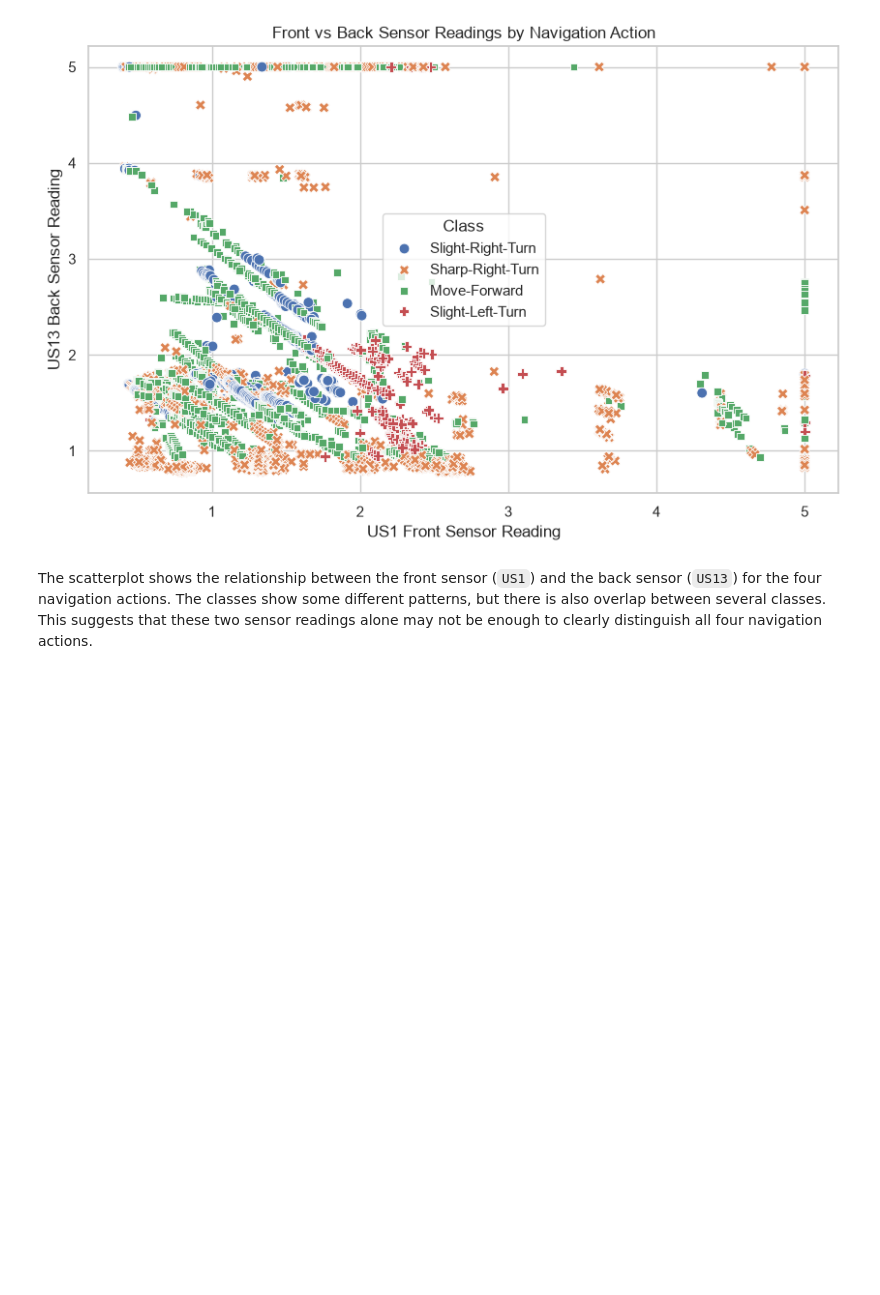
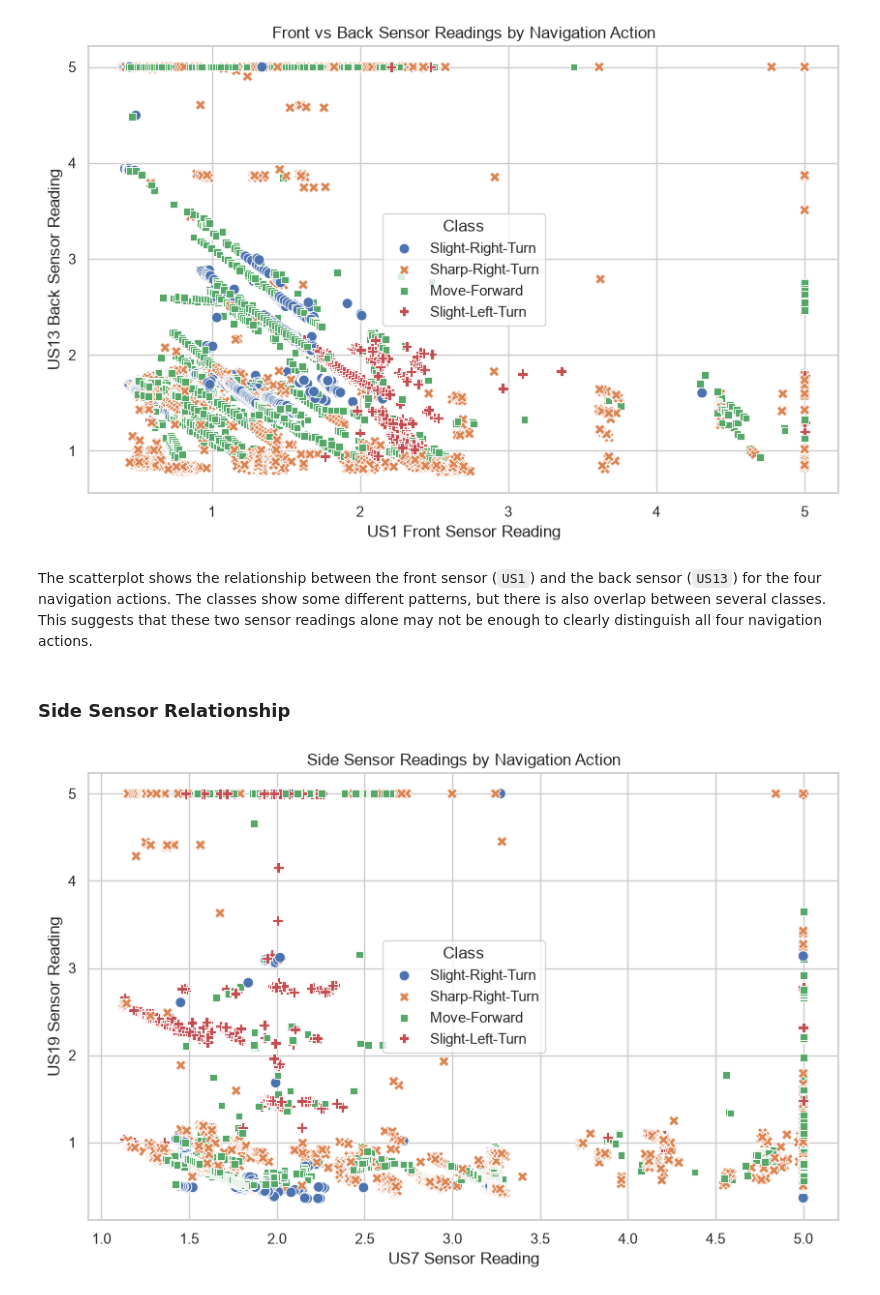
Before and after one commit to jannatjarin/robot-navigation-ml, a Jupyter notebook: notebooks/robot_navigation.ipynb, the cells around one changed output. Saved outputs shown, nothing was run; the diff lists cells and outputs as text; code cells hidden in the pictures; blank space fills up the shorter version.

Commit message:
Finalized data audit and exploratory analysis

```diff
--- a/notebooks/robot_navigation.ipynb
+++ b/notebooks/robot_navigation.ipynb
@@ -403,3 +403,24 @@ plt.show()
 [figure]
 # %% [markdown]
 The scatterplot shows the relationship between the front sensor (`US1`) and the back sensor (`US13`) for the four navigation actions. The classes show some different patterns, but there is also overlap between several classes. This suggests that these two sensor readings alone may not be enough to clearly distinguish all four navigation actions.
+# %% [markdown]
+### Side Sensor Relationship
+# %%
+plt.figure(figsize=(10, 6))
+
+sns.scatterplot(
+    data=df,
+    x="US7",
+    y="US19",
+    hue="Class",
+    style="Class",
+    s=60
+)
+
+plt.title("Side Sensor Readings by Navigation Action")
+plt.xlabel("US7 Sensor Reading")
+plt.ylabel("US19 Sensor Reading")
+
+plt.show()
+# %% [output]
+[figure, added]
```
Also changed, not shown: parts of 2 cells of this notebook.
